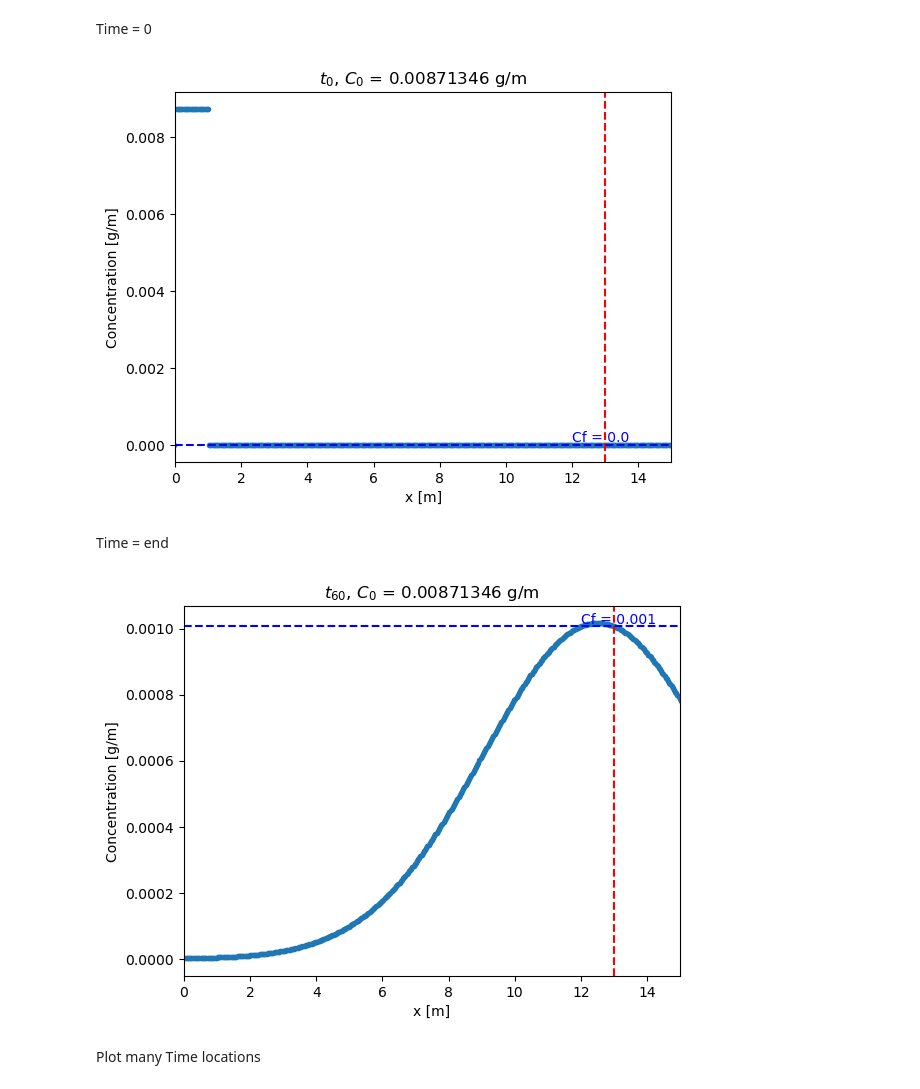
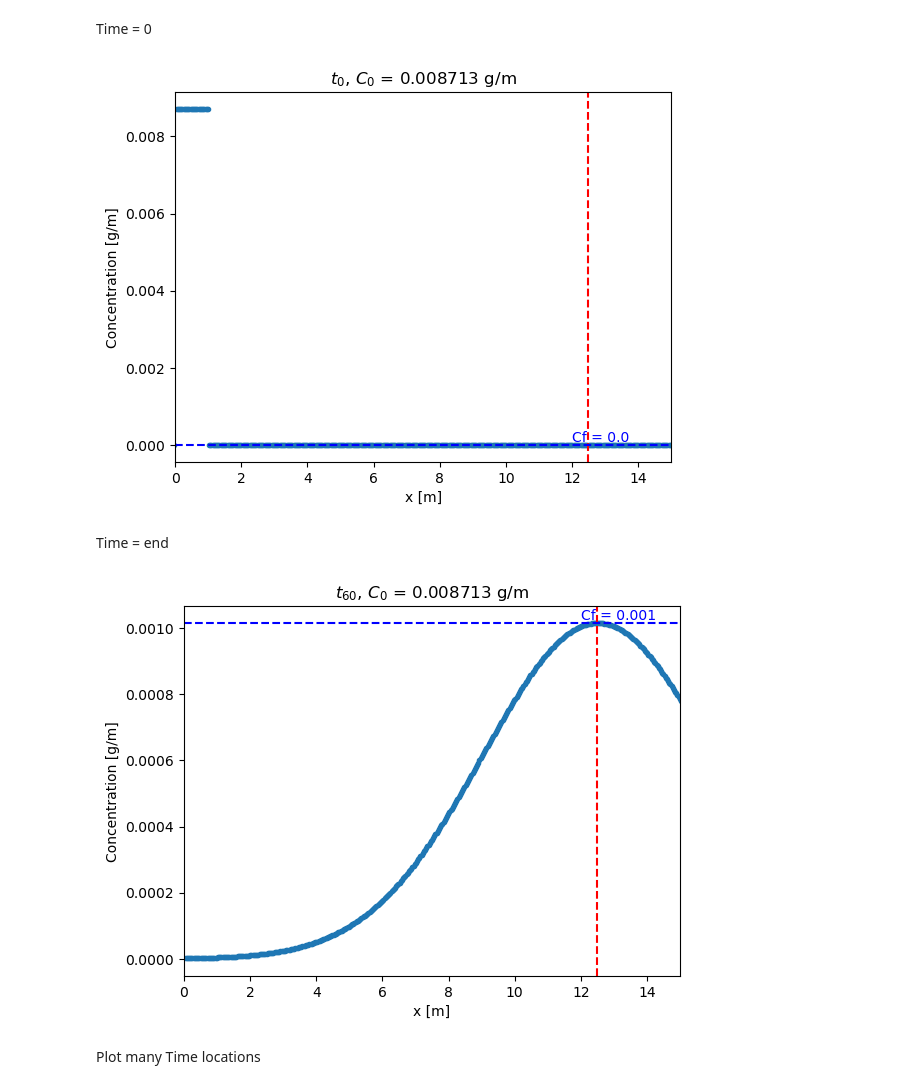
Before and after one commit to mattrflew/ind-maths-project-1-group-10, a Jupyter notebook: main.ipynb, the cells around one changed output. Saved outputs shown, nothing was run; the diff lists cells and outputs as text; code cells hidden in the pictures.

Commit message:
Analytical solution figures

```diff
--- a/main.ipynb
+++ b/main.ipynb
@@ -6,6 +6,8 @@
 import numpy as np
 import functions as f
 import matplotlib.pyplot as plt
+# %%
+save_fig = False
 # %%
 Nt_gaps = 10000    # number of timesteps
 T = 60             # final time
@@ -13,9 +15,11 @@ T = 60             # final time
 Nx_spaces = 1000;   # number of spaces in x
 L1 = -10; # Distance behind 0 reference point
 L2 = 25 # Distance in front  0 reference point
-C0 = 8.71346e-3
+C0 = 8.713e-3
+D = 0.1
+heart_loc = 12.5
 # %%
-Cf, U, x, t = f.forward_euler(Nt_gaps, Nx_spaces, L1, L2, C0=8.73e-3, T=60, D=0.1, v=0.2, b0=0, bL=0, x_heart=13)
+Cf, U, x, t = f.forward_euler(Nt_gaps, Nx_spaces, L1, L2, C0=C0, T=60, D=D, v=0.2, b0=0, bL=0, x_heart=heart_loc)
 
 Cf
 # %% [output]
@@ -26,20 +30,22 @@ Plot and export images for report
 Time = 0
 # %%
 fig, ax = plt.subplots()
-f.concentration_x_plot(x, U[:,0], C0, t_str='$t_{0}$', ax=ax)
+f.concentration_x_plot(x, U[:,0], C0, heart_loc, t_str='$t_{0}$', ax=ax)
 
-plt.savefig("images/concetration_t0.eps", format="eps")
+if save_fig:
+    plt.savefig("images/concetration_t0.eps", format="eps")
 # %% [output]
-[figure, old version]
+[figure, new version]
 # %% [markdown]
 Time = end
 # %%
 fig, ax = plt.subplots()
-f.concentration_x_plot(x, U[:,-1], C0, t_str='$t_{60}$', ax=ax)
+f.concentration_x_plot(x, U[:,-1], C0, heart_loc, t_str='$t_{60}$', ax=ax)
 
-plt.savefig("images/concetration_t_end.eps", format="eps")
+if save_fig:
+    plt.savefig("images/concetration_t_end.eps", format="eps")
 # %% [output]
-[figure, old version]
+[figure, new version]
 # %% [markdown]
 Plot many Time locations
 # %%
```
Also changed, not shown: parts of 17 cells of this notebook, 7 other files.
